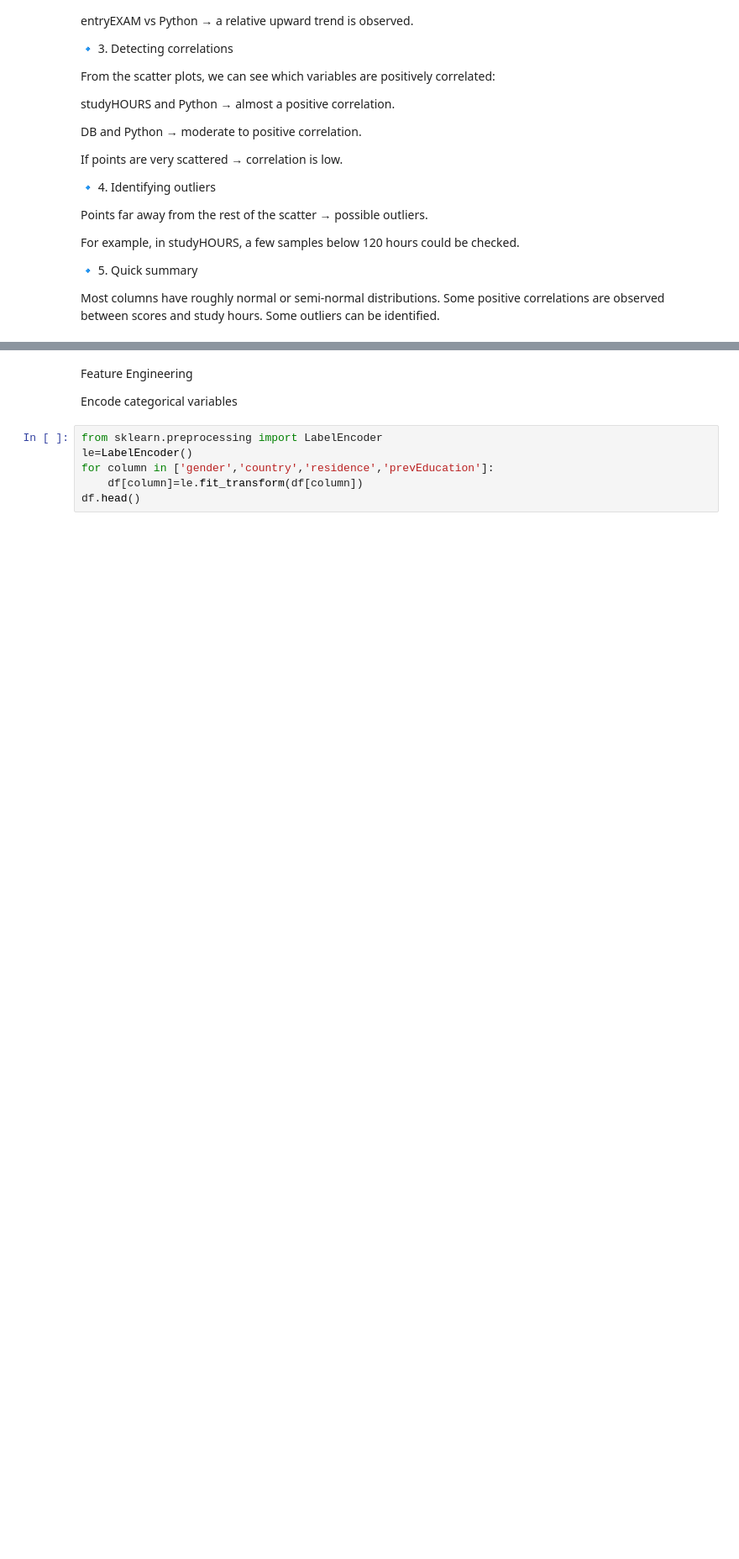
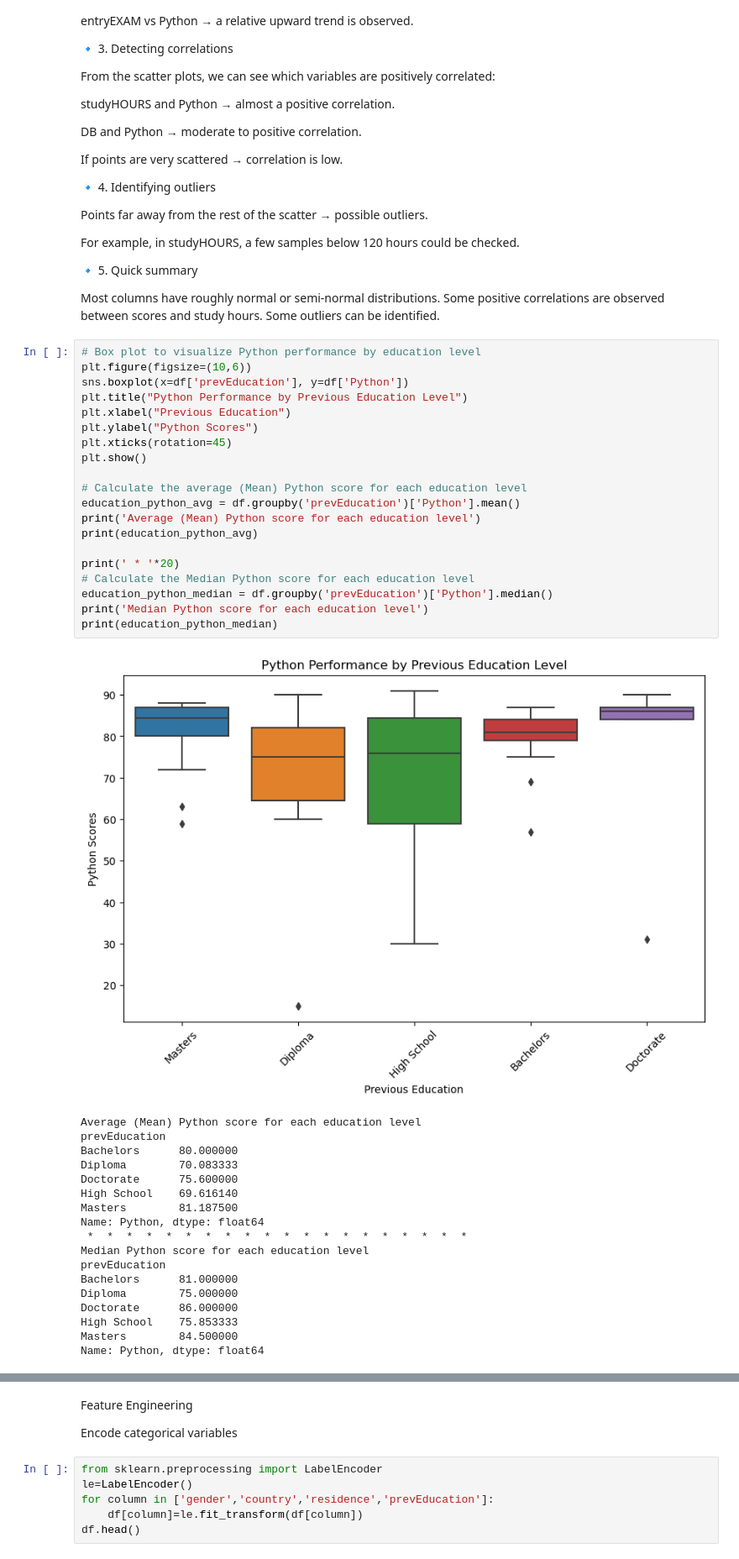
Before and after one commit to sajjadkhazaei/students_performance, a Jupyter notebook: main.ipynb, the cells around one changed output, grey strips where cells are left out. Shown: that part at 84% size. Cells and saved outputs as stored; diff of their text form; blank space fills up the shorter version.

```diff
--- a/main.ipynb
+++ b/main.ipynb
@@ -370,3 +390,42 @@ For example, in studyHOURS, a few samples below 120 hours could be checked.
 Most columns have roughly normal or semi-normal distributions.
 Some positive correlations are observed between scores and study hours.
 Some outliers can be identified.
+# %%
+# Box plot to visualize Python performance by education level
+plt.figure(figsize=(10,6))
+sns.boxplot(x=df['prevEducation'], y=df['Python'])
+plt.title("Python Performance by Previous Education Level")
+plt.xlabel("Previous Education")
+plt.ylabel("Python Scores")
+plt.xticks(rotation=45)
+plt.show()
+
+# Calculate the average (Mean) Python score for each education level
+education_python_avg = df.groupby('prevEducation')['Python'].mean()
+print('Average (Mean) Python score for each education level')
+print(education_python_avg)
+
+print(' * '*20)
+# Calculate the Median Python score for each education level
+education_python_median = df.groupby('prevEducation')['Python'].median()
+print('Median Python score for each education level')
+print(education_python_median)
+# %% [output]
+[figure, added]
+Average (Mean) Python score for each education level
+prevEducation
+Bachelors      80.000000
+Diploma        70.083333
+Doctorate      75.600000
+High School    69.616140
+Masters        81.187500
+Name: Python, dtype: float64
+ *  *  *  *  *  *  *  *  *  *  *  *  *  *  *  *  *  *  *  *
+Median Python score for each education level
+prevEducation
+Bachelors      81.000000
+Diploma        75.000000
+Doctorate      86.000000
+High School    75.853333
+Masters        84.500000
+Name: Python, dtype: float64
```
Also changed, not shown: parts of 14 cells of this notebook.
